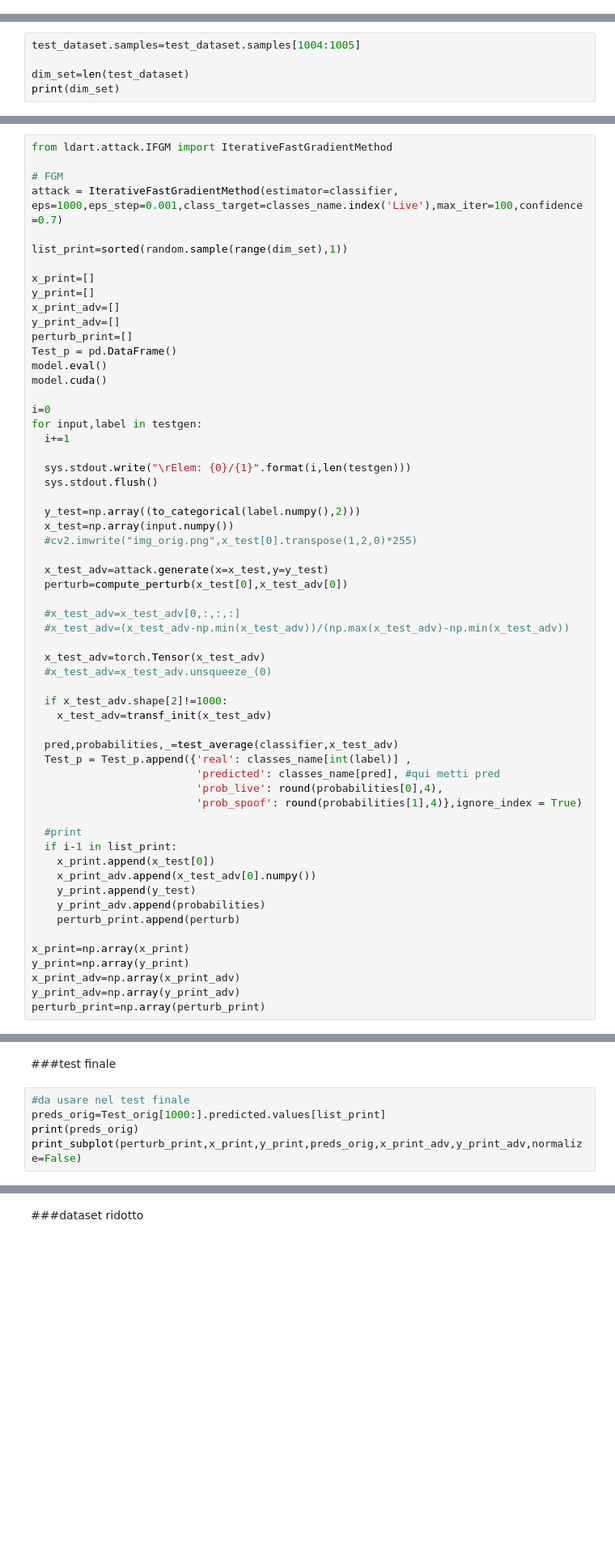
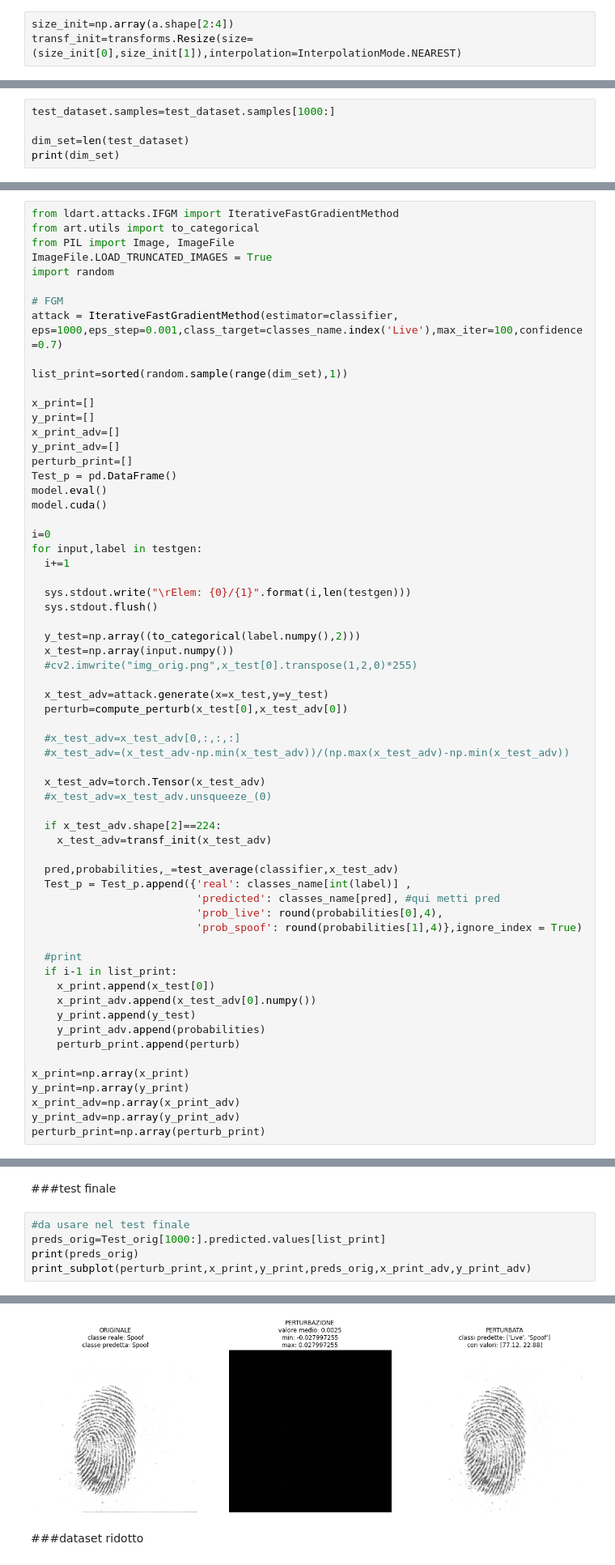
Before and after one commit to umbertogagl97/FAdA, a Jupyter notebook: examples/Attacco_scanner.ipynb, the cells around one changed output, grey strips where cells are left out. Shown: that part at 81% size. Cells and saved outputs as stored; diff of their text form; blank space fills up the shorter version.

```diff
--- a/examples/Attacco_scanner.ipynb
+++ b/examples/Attacco_scanner.ipynb
@@ -116,7 +124,10 @@ tensor(0.) tensor(1.)
+# %%
+size_init=np.array(a.shape[2:4])
+transf_init=transforms.Resize(size=(size_init[0],size_init[1]),interpolation=InterpolationMode.NEAREST)
 # %% [markdown]
 #**Riduzione dataset**
 # %%
-test_dataset.samples=test_dataset.samples[1004:1005]
+test_dataset.samples=test_dataset.samples[1000:]
 
 dim_set=len(test_dataset)
 print(dim_set)
@@ -165,7 +176,11 @@ classifier = PyTorchClassifier(
 # %% [markdown]
 ##Attacco
 # %%
-from ldart.attack.IFGM import IterativeFastGradientMethod
+from ldart.attacks.IFGM import IterativeFastGradientMethod
+from art.utils import to_categorical
+from PIL import Image, ImageFile
+ImageFile.LOAD_TRUNCATED_IMAGES = True
+import random
 
 # FGM
 attack = IterativeFastGradientMethod(estimator=classifier, eps=1000,eps_step=0.001,class_target=classes_name.index('Live'),max_iter=100,confidence=0.7)
@@ -201,7 +216,7 @@ for input,label in testgen:
   x_test_adv=torch.Tensor(x_test_adv)
   #x_test_adv=x_test_adv.unsqueeze_(0)
 
-  if x_test_adv.shape[2]!=1000:
+  if x_test_adv.shape[2]==224:
     x_test_adv=transf_init(x_test_adv)
 
   pred,probabilities,_=test_average(classifier,x_test_adv)
@@ -301,4 +292,5 @@ img con prob_live>70%: 1
 #da usare nel test finale
 preds_orig=Test_orig[1000:].predicted.values[list_print]
 print(preds_orig)
-print_subplot(perturb_print,x_print,y_print,preds_orig,x_print_adv,y_print_adv,normalize=False)
+print_subplot(perturb_print,x_print,y_print,preds_orig,x_print_adv,y_print_adv)
+# %% [output]
@@ -305,3 +299,4 @@ print_subplot(perturb_print,x_print,y_print,preds_orig,x_print_adv,y_print_adv,n
+[figure, added]
 # %% [markdown]
 ###dataset ridotto
 # %%
```
Also changed, not shown: parts of 21 cells of this notebook.
